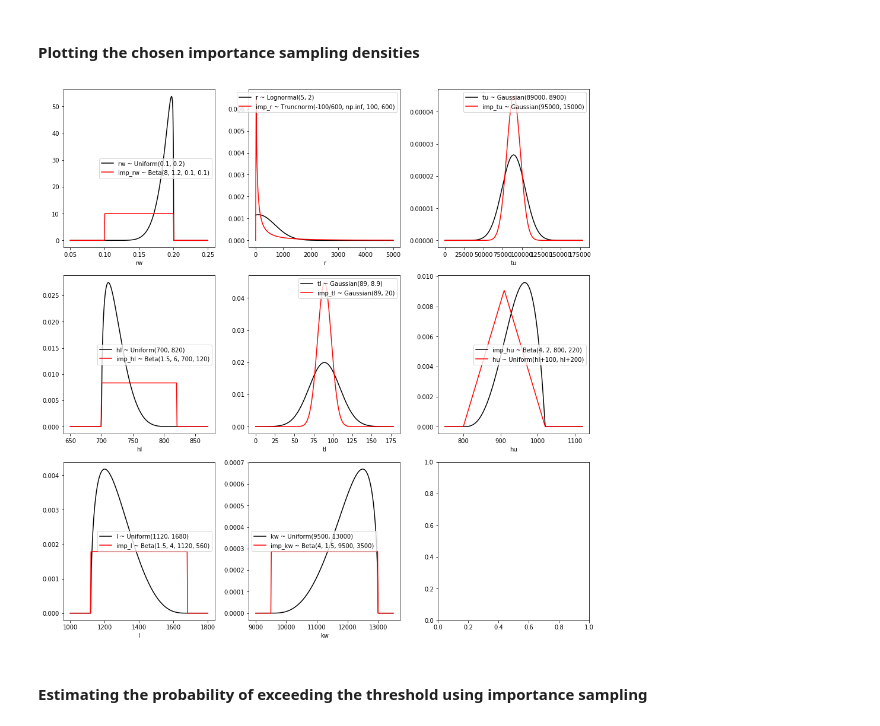
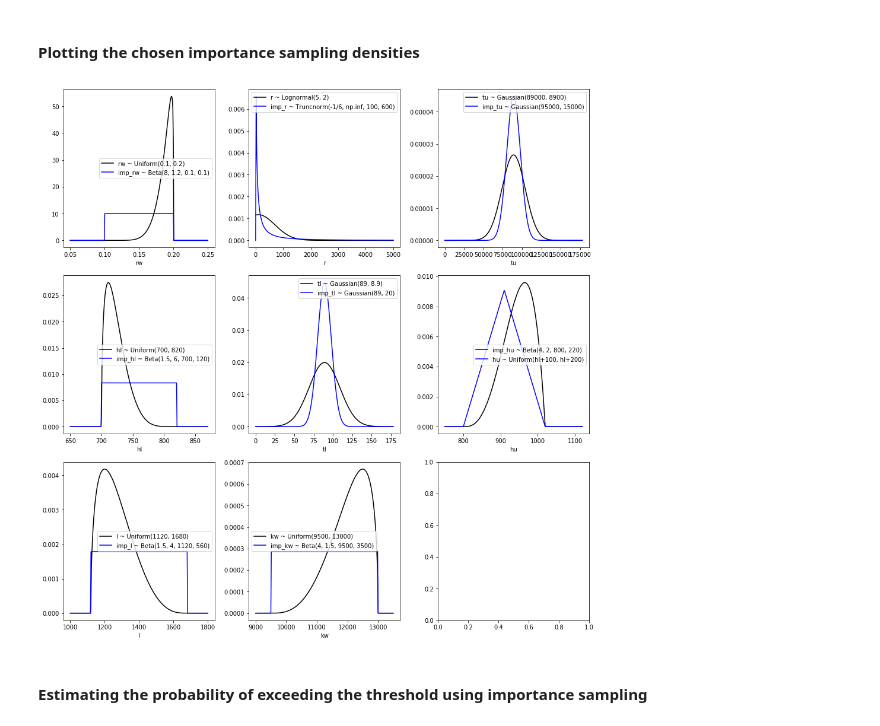
Before and after one commit to bsaakash/aakash_simcenter, a Jupyter notebook: Question3.ipynb, the cells around one changed output. Drawn from its saved outputs; the diff is of its cells as text; code cells hidden in the pictures.

```diff
--- a/Question3.ipynb
+++ b/Question3.ipynb
@@ -247,36 +247,36 @@ dists_imp = [imp_rw, imp_r, imp_tu, imp_hl, imp_tl, imp_hu, imp_l, imp_kw]
 # %%
 # Plotting
 lower = [0.05, 0, 0, 650, 0, 750, 1000, 9000]
 upper = [0.25, 5000, 2*89000, 870, 2*89, 1120, 1800, 13500]
 nrow = 3
 ncol = 3
 figsize = (4*ncol+1, 4*nrow+1)
-imp_labels = ["imp_rw ~ Beta(8, 1.2, 0.1, 0.1)", "imp_r ~ Truncnorm(-100/600, np.inf, 100, 600)",
+imp_labels = ["imp_rw ~ Beta(8, 1.2, 0.1, 0.1)", "imp_r ~ Truncnorm(-1/6, np.inf, 100, 600)",
           "imp_tu ~ Gaussian(95000, 15000)", "imp_hl ~ Beta(1.5, 6, 700, 120)",
           "imp_tl ~ Gaussian(89, 20)", "imp_hu ~ Beta(4, 2, 800, 220)",
           "imp_l ~ Beta(1.5, 4, 1120, 560)", "imp_kw ~ Beta(4, 1.5, 9500, 3500)"]
 
 # Plots
 f, axs = plt.subplots(nrow, ncol, figsize=figsize, constrained_layout=True)
 for i, ax in enumerate(axs.flatten()):
     if i < len(dists_imp):
         if i == 5:
             x = np.linspace(lower[i], upper[i], 300)
             ax.plot(x, dists_imp[i].pdf(x), 'k-', label=imp_labels[i])
-            ax.plot(x, dists[i].pdf(x), 'r-', label=labels[i])
+            ax.plot(x, dists[i].pdf(x), 'b-', label=labels[i])
             y = gaussian_kde(df_exceed.iloc[:, i])
-#             ax.plot(x, y(x)*max(dists_imp[i].pdf(x))/max(y(x)), 'b-')
+#             ax.plot(x, y(x)*max(dists_imp[i].pdf(x))/max(y(x)), 'r-')
         else:
             x = np.linspace(lower[i], upper[i], 300)
             ax.plot(x, dists_imp[i].pdf(x), 'k-', label=labels[i])
-            ax.plot(x, dists[i].pdf(x), 'r-', label=imp_labels[i])
+            ax.plot(x, dists[i].pdf(x), 'b-', label=imp_labels[i])
             y = gaussian_kde(df_exceed.iloc[:, i])
-#             ax.plot(x, y(x)*max(dists_imp[i].pdf(x))/max(y(x)), 'b-')
+#             ax.plot(x, y(x)*max(dists_imp[i].pdf(x))/max(y(x)), 'r-')
         ax.set_xlabel(par_names[i])
         ax.legend()
 plt.show()
 # %% [output]
-[figure, old version]
+[figure, new version]
 # %% [markdown]
 #### Estimating the probability of exceeding the threshold using importance sampling
 # %% [markdown]
```
Also changed, not shown: parts of 24 cells of this notebook.
